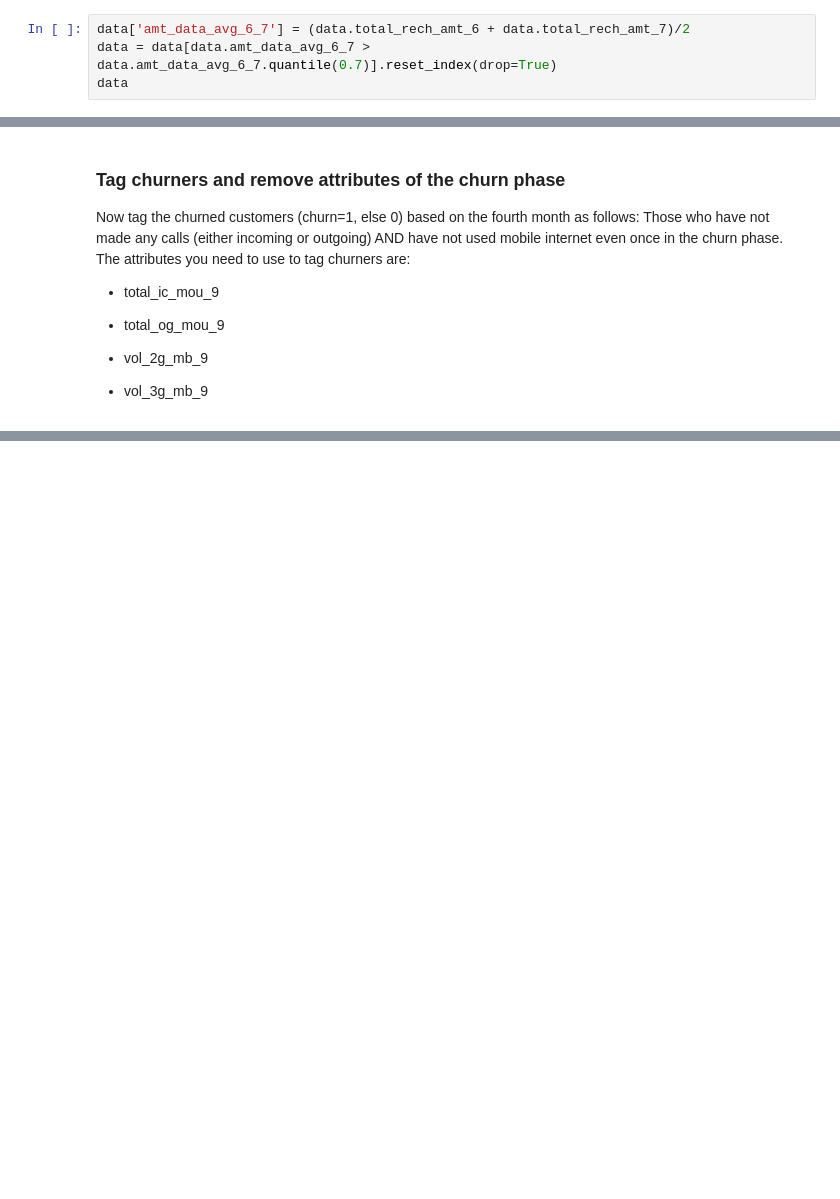
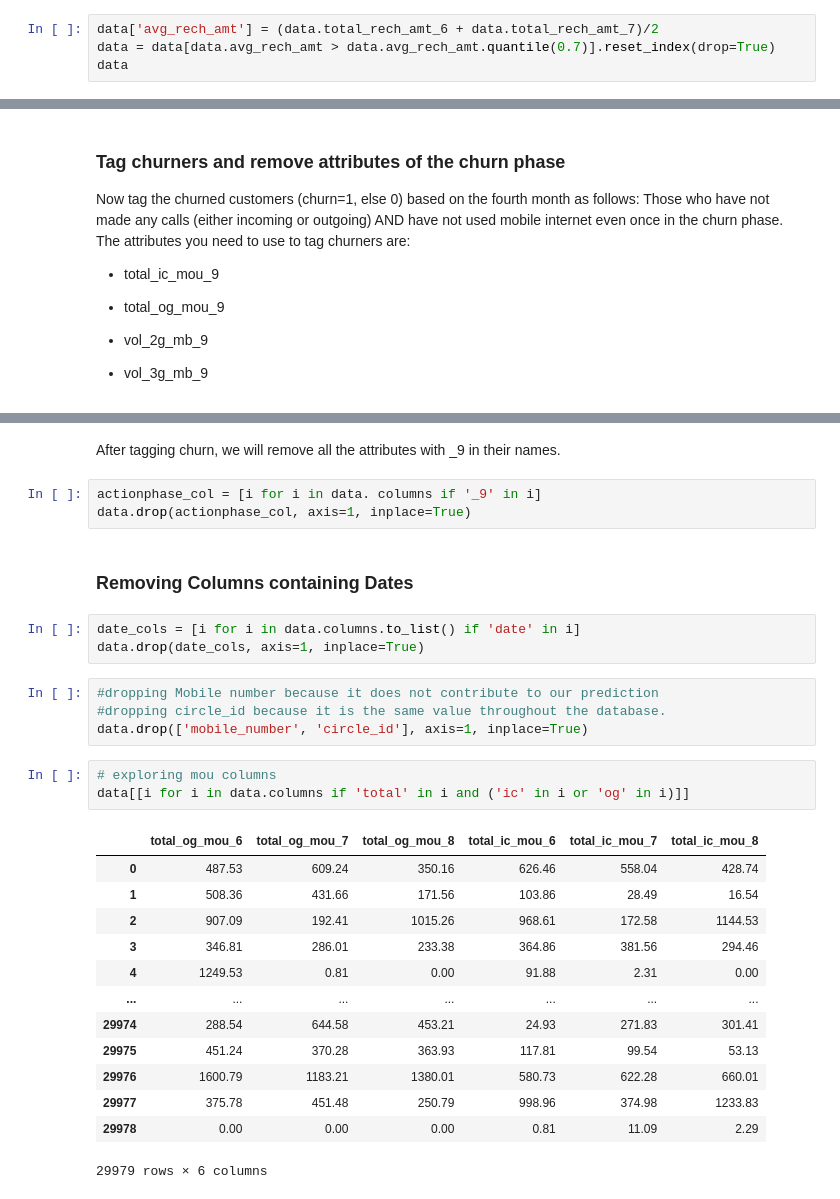
Before and after one commit to kapeesh-kaul/telecom-churn-modeling, a Jupyter notebook: notebook.ipynb, the cells around one changed output, grey strips where cells are left out. Saved outputs shown, nothing was run; the diff lists cells and outputs as text; blank space fills up the shorter version.

```diff
--- a/notebook.ipynb
+++ b/notebook.ipynb
@@ -133,8 +135,8 @@ Define high-value customers as follows:
 
 Those who have recharged with an amount more than or equal to X, where X is the 70th percentile of the average recharge amount in the first two months (the good phase).
 # %%
-data['amt_data_avg_6_7'] = (data.total_rech_amt_6 + data.total_rech_amt_7)/2
-data = data[data.amt_data_avg_6_7 > data.amt_data_avg_6_7.quantile(0.7)].reset_index(drop=True)
+data['avg_rech_amt'] = (data.total_rech_amt_6 + data.total_rech_amt_7)/2
+data = data[data.avg_rech_amt > data.avg_rech_amt.quantile(0.7)].reset_index(drop=True)
 data
 # %% [output]
 |  | mobile_number | circle_id | loc_og_t2o_mou | std_og_t2o_mou | loc_ic_t2o_mou | last_date_of_month_6 | ... |
@@ -171,0 +175,31 @@ Name: churn, dtype: float64
+# %% [markdown]
+After tagging churn, we will remove all the attributes with _9 in their names.
+# %%
+actionphase_col = [i for i in data. columns if '_9' in i]
+data.drop(actionphase_col, axis=1, inplace=True)
+# %% [markdown]
+### Removing Columns containing Dates
+# %%
+date_cols = [i for i in data.columns.to_list() if 'date' in i]
+data.drop(date_cols, axis=1, inplace=True)
+# %%
+#dropping Mobile number because it does not contribute to our prediction
+#dropping circle_id because it is the same value throughout the database.
+data.drop(['mobile_number', 'circle_id'], axis=1, inplace=True)
+# %%
+# exploring mou columns
+data[[i for i in data.columns if 'total' in i and ('ic' in i or 'og' in i)]]
+# %% [output]
+|  | total_og_mou_6 | total_og_mou_7 | total_og_mou_8 | total_ic_mou_6 | total_ic_mou_7 | total_ic_mou_8 |
+| 0 | 487.53 | 609.24 | 350.16 | 626.46 | 558.04 | 428.74 |
+| 1 | 508.36 | 431.66 | 171.56 | 103.86 | 28.49 | 16.54 |
+| 2 | 907.09 | 192.41 | 1015.26 | 968.61 | 172.58 | 1144.53 |
+| 3 | 346.81 | 286.01 | 233.38 | 364.86 | 381.56 | 294.46 |
+| 4 | 1249.53 | 0.81 | 0.00 | 91.88 | 2.31 | 0.00 |
+| ... | ... | ... | ... | ... | ... | ... |
+| 29974 | 288.54 | 644.58 | 453.21 | 24.93 | 271.83 | 301.41 |
+| 29975 | 451.24 | 370.28 | 363.93 | 117.81 | 99.54 | 53.13 |
+| 29976 | 1600.79 | 1183.21 | 1380.01 | 580.73 | 622.28 | 660.01 |
+| 29977 | 375.78 | 451.48 | 250.79 | 998.96 | 374.98 | 1233.83 |
+| 29978 | 0.00 | 0.00 | 0.00 | 0.81 | 11.09 | 2.29 |
+29979 rows × 6 columns
```
Also changed, not shown: parts of 8 cells of this notebook.
